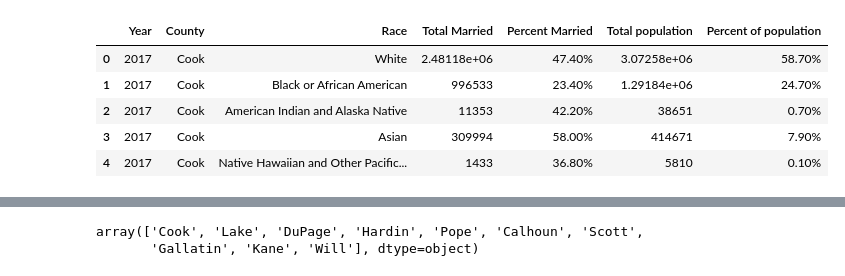
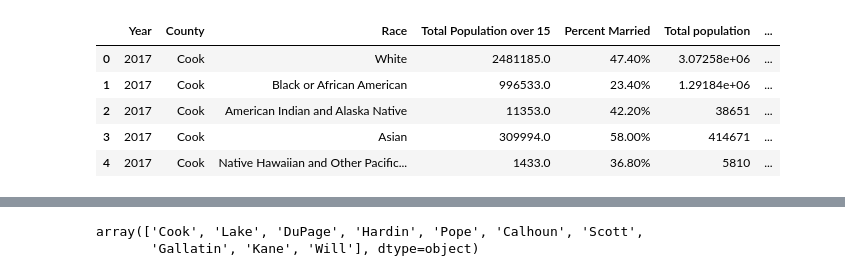
Before and after one commit to evan1108/chicago_marital_trends, a Jupyter notebook: illinois_ethnicity.ipynb, the cells around one changed output, grey strips where cells are left out. Saved outputs shown, nothing was run; the diff lists cells and outputs as text; code cells hidden in the pictures.

```diff
--- a/illinois_ethnicity.ipynb
+++ b/illinois_ethnicity.ipynb
@@ -5,28 +5,29 @@ import numpy as np
 # %%
 file_marrige_pop = 'illinois_married_county.csv'
 file_income = 'illinois_median_income_county.csv'
 
 marriage_pop_df = pd.read_csv(file_marrige_pop)
-marriage_pop_df = marriage_pop_df.iloc[:,0:7]
-marriage_pop_df['Total Married'] = marriage_pop_df['Total Married'].str.replace(",","").astype(float)
+marriage_pop_df = marriage_pop_df.iloc[:,0:10]
+marriage_pop_df['Total Population over 15'] = marriage_pop_df['Total Population over 15'].str.replace(",","").astype(float)
+# marriage_pop_df['Number Married'] = marriage_pop_df['Number Married'].astype(float)
 marriage_pop_df['Total population'] = marriage_pop_df['Total population'].str.replace(",","").astype(float)
 marriage_pop_df = marriage_pop_df.fillna('0')
 
 
 races = marriage_pop_df['Race'].unique()
 races = races[0:6]
 years = marriage_pop_df['Year'].astype('int64').unique()
 years = years[0:9]
 counties = marriage_pop_df['County'].unique()
 counties = counties[0:10]
 marriage_pop_df.head()
 # %% [output]
-|  | Year | County | Race | Total Married | Percent Married | Total population | Percent of population |
-| 0 | 2017 | Cook | White | 2.48118e+06 | 47.40% | 3.07258e+06 | 58.70% |
-| 1 | 2017 | Cook | Black or African American | 996533 | 23.40% | 1.29184e+06 | 24.70% |
-| 2 | 2017 | Cook | American Indian and Alaska Native | 11353 | 42.20% | 38651 | 0.70% |
-| 3 | 2017 | Cook | Asian | 309994 | 58.00% | 414671 | 7.90% |
-| 4 | 2017 | Cook | Native Hawaiian and Other Pacific... | 1433 | 36.80% | 5810 | 0.10% |
+|  | Year | County | Race | Total Population over 15 | Percent Married | Total population | ... |
+| 0 | 2017 | Cook | White | 2481185.0 | 47.40% | 3.07258e+06 | ... |
+| 1 | 2017 | Cook | Black or African American | 996533.0 | 23.40% | 1.29184e+06 | ... |
+| 2 | 2017 | Cook | American Indian and Alaska Native | 11353.0 | 42.20% | 38651 | ... |
+| 3 | 2017 | Cook | Asian | 309994.0 | 58.00% | 414671 | ... |
+| 4 | 2017 | Cook | Native Hawaiian and Other Pacific... | 1433.0 | 36.80% | 5810 | ... |
 # %%
 marriage_pop_grouped = marriage_pop_df.iloc[:,0:7]
 marriage_pop_grouped = marriage_pop_grouped.groupby(['County','Race','Year'])
```
Also changed, not shown: parts of 2 cells of this notebook, 3 other files.
